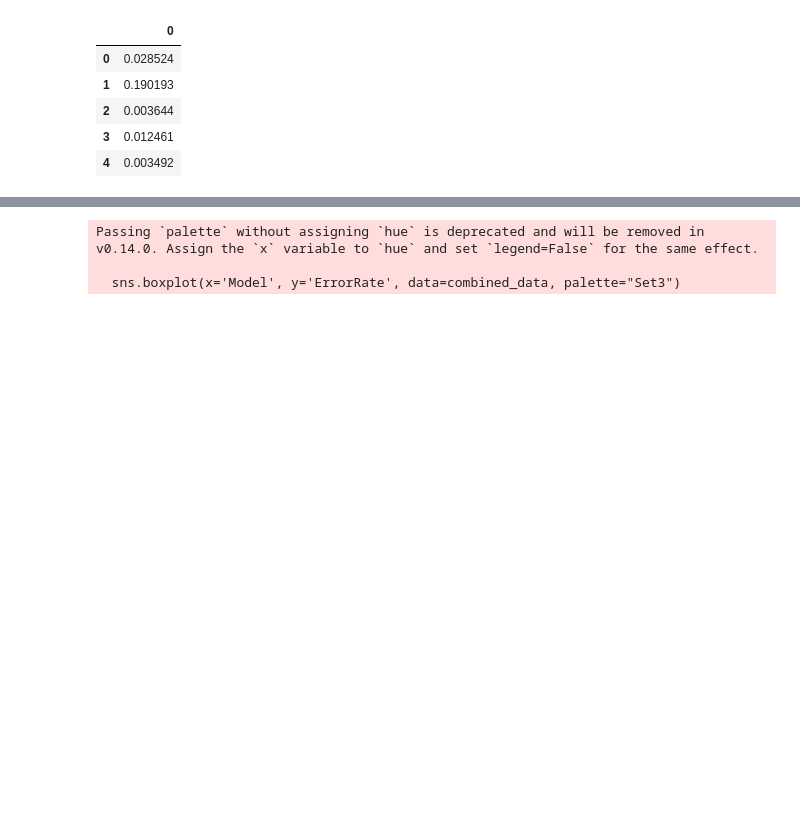
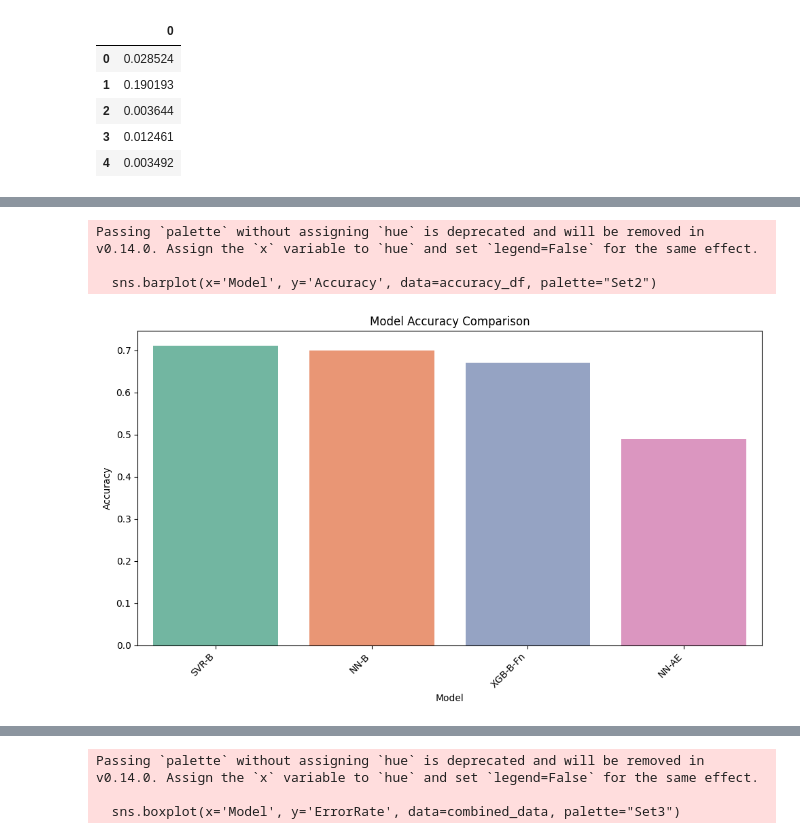
Before and after one commit to peimanfth/Resource_Harvesting_DAGS, a Jupyter notebook: front-end/test.ipynb, the cells around one changed output, grey strips where cells are left out. Saved outputs shown, nothing was run; the diff lists cells and outputs as text; code cells hidden in the pictures; blank space fills up the shorter version.

```diff
--- a/front-end/test.ipynb
+++ b/front-end/test.ipynb
@@ -379,3 +372,35 @@ combined_data.head()
+# %%
+import matplotlib.pyplot as plt
+import seaborn as sns
+import pandas as pd
+
+# Placeholder accuracy data for each model
+# Note: Replace these values with your actual model accuracy data
+accuracy_data = {
+    'Model': ['SVR-B', 'NN-B', 'XGB-B-Fn', 'NN-AE'],
+    'Accuracy': [0.71, 0.70, 0.67, 0.49]  # Example accuracies; replace with your data
+}
+
+# Convert to DataFrame
+accuracy_df = pd.DataFrame(accuracy_data)
+
+# Create a bar plot to visualize the accuracy across different models
+plt.figure(figsize=(10, 6))
+sns.barplot(x='Model', y='Accuracy', data=accuracy_df, palette="Set2")
+plt.title('Model Accuracy Comparison')
+plt.ylabel('Accuracy')
+plt.xlabel('Model')
+
+# Improve x-axis labels
+plt.xticks(rotation=45, ha='right')
+
+plt.tight_layout()  # Adjust layout for the plot
+plt.savefig('model_accuracy_comparison.png')  # Save the plot as an image
+# %% [output]
+Passing `palette` without assigning `hue` is deprecated and will be removed in v0.14.0. Assign the `x` variable to `hue` and set `legend=False` for the same effect.
+
+  sns.barplot(x='Model', y='Accuracy', data=accuracy_df, palette="Set2")
+[figure, added]
 # %%
 # Create a boxplot to visualize the error rates across different models
 plt.figure(figsize=(12, 8))
```
Also changed, not shown: parts of 3 cells of this notebook, 36 other files.
